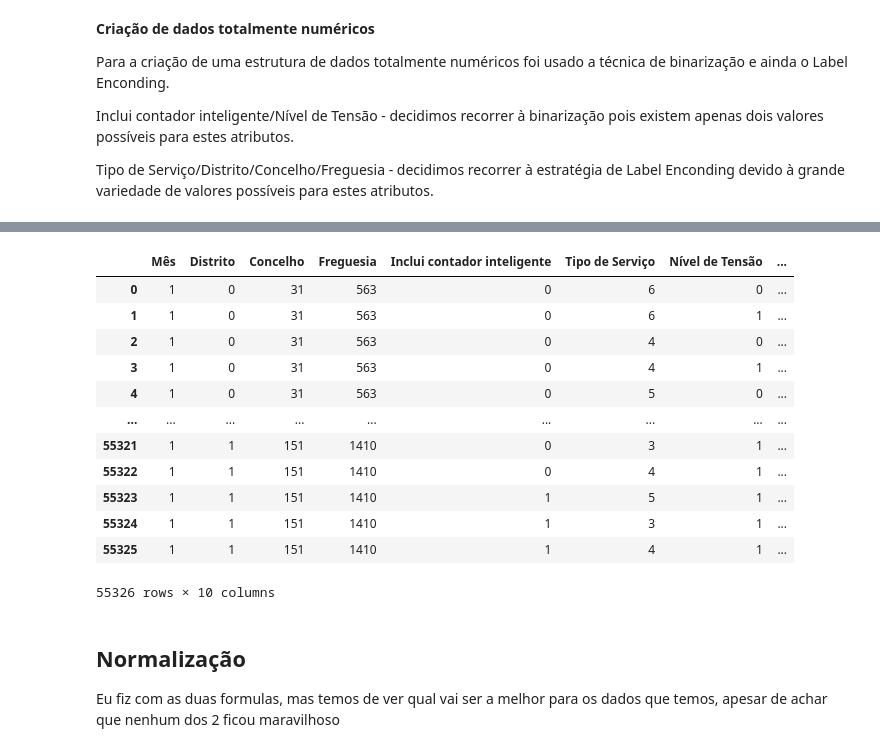
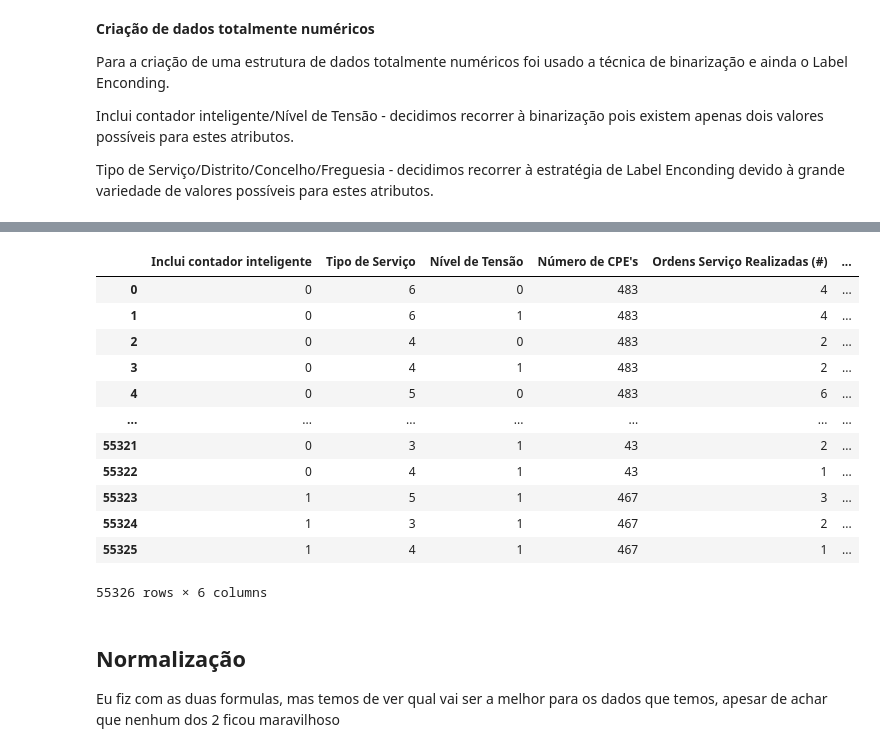
Before and after one commit to RafaelGesero/DECDProject, a Jupyter notebook: ProjetoDECD_Grupo20.ipynb, the cells around one changed output, grey strips where cells are left out. Saved outputs shown, nothing was run; the diff lists cells and outputs as text; code cells hidden in the pictures.

```diff
--- a/ProjetoDECD_Grupo20.ipynb
+++ b/ProjetoDECD_Grupo20.ipynb
@@ -245,9 +245,18 @@ Para que seja possível juntar as três tabelas, terá de ser efetuado algum tra
 4. Eliminação das colunas "CodDistrito","CodDistritoConcelho" e "CodDistritoConcelhoFreguesia" das três tabelas.
 # %%
 numeroOrdensServico2.rename(columns={'Mes' : 'Mês'}, inplace=True)
-numeroContratosEnergia2.drop(columns=['data','CodDistrito','CodDistritoConcelho','Ano','Contrato Ativo'], inplace = True)
-numeroOrdensServico2.drop(columns=['data','Ano'], inplace = True)
-consumosMensaisPorConcelho2.drop(columns=['Data','CodDistrito','CodDistritoConcelho','Ano'], inplace = True)
+#numeroContratosEnergia2.drop(columns=['data','CodDistrito','CodDistritoConcelho','Ano','Contrato Ativo'], inplace = True)
+#numeroOrdensServico2.drop(columns=['data','Ano'], inplace = True)
+#consumosMensaisPorConcelho2.drop(columns=['Data','CodDistrito','CodDistritoConcelho','Ano'], inplace = True)
+
+
+
+consumosMensaisPorConcelho2.rename(columns={'Data': 'data'}, inplace = True)
+numeroContratosEnergia2.drop(columns=['Mês','CodDistrito','CodDistritoConcelho','Ano','Contrato Ativo'], inplace = True)
+numeroOrdensServico2.drop(columns=['Mês','Ano'], inplace = True)
+consumosMensaisPorConcelho2.drop(columns=['Mês','CodDistrito','CodDistritoConcelho','Ano'], inplace = True)
+
+
 
 numeroContratosEnergia2.info()
 numeroOrdensServico2.info()
@@ -373,21 +400,33 @@ plt.gca().spines[['top', 'right']].set_visible(False)
 Nesta etapa juntamos as três tabelas numa só com o objetivo de facilitar a consulta dos dados e desenvolver modelos que respondam às nossas questões.
 Como critério para juntar as tabelas usamos o "Concelho", o "Mês" e o "CodDistritoConcelhoFreguesia".
 # %%
-merged_aux = pd.merge(numeroContratosEnergia2,numeroOrdensServico2, on=['Mês','CodDistritoConcelhoFreguesia'], how='inner')
-merged_df = pd.merge(merged_aux,consumosMensaisPorConcelho2, on=['CodDistritoConcelhoFreguesia','Mês'], how='inner')
+#merged_aux = pd.merge(numeroContratosEnergia2,numeroOrdensServico2, on=['Mês','CodDistritoConcelhoFreguesia'], how='inner')
+#merged_df = pd.merge(merged_aux,consumosMensaisPorConcelho2, on=['CodDistritoConcelhoFreguesia','Mês'], how='inner')
+
+merged_aux = pd.merge(numeroContratosEnergia2,numeroOrdensServico2, on=['data','CodDistritoConcelhoFreguesia'], how='inner')
+merged_df = pd.merge(merged_aux,consumosMensaisPorConcelho2, on=['CodDistritoConcelhoFreguesia','data'], how='inner')
+
 merged_df.drop_duplicates() #Eliminamos possíveis dados duplicados
 merged_df.dropna(inplace=True) #Elimamos possíveis dados nulos
 
 merged_df['Concelho'] = merged_df['Concelho'].astype('category')
-merged_df['Mês'] = merged_df['Mês'].astype('category')
 merged_df['Distrito'] = merged_df['Distrito'].astype('category')
 merged_df['Freguesia'] = merged_df['Freguesia'].astype('category')
+
+#merged_df['Mês'] = merged_df['Mês'].astype('category')
+merged_df['data'] = merged_df['data'].astype('category')
+
+
+
 
 merged_df.drop(columns=['Distrito_y', 'Concelho_y','Freguesia_y','Distrito_x', 'Concelho_x','Freguesia_x','CodDistritoConcelhoFreguesia'], inplace = True)
 
 
 
-nova_ordem = ['Mês', 'Distrito','Concelho','Freguesia', 'Inclui contador inteligente', 'Tipo de Serviço','Nível de Tensão', "Número de CPE's",'Ordens Serviço Realizadas (#)', 'Energia Ativa (kWh)']
+#nova_ordem = ['Mês', 'Distrito','Concelho','Freguesia', 'Inclui contador inteligente', 'Tipo de Serviço','Nível de Tensão', "Número de CPE's",'Ordens Serviço Realizadas (#)', 'Energia Ativa (kWh)']
+
+nova_ordem = ['data', 'Distrito','Concelho','Freguesia', 'Inclui contador inteligente', 'Tipo de Serviço','Nível de Tensão', "Número de CPE's",'Ordens Serviço Realizadas (#)', 'Energia Ativa (kWh)']
+
 
 merged_df = merged_df.reindex(columns=nova_ordem)
 
@@ -465,7 +537,7 @@ Inclui contador inteligente/Nível de Tensão - decidimos recorrer à binarizaç
 Tipo de Serviço/Distrito/Concelho/Freguesia - decidimos recorrer à estratégia de Label Enconding devido à grande variedade de valores possíveis para estes atributos.
 # %%
 from sklearn.preprocessing import LabelEncoder
-
+from sklearn.decomposition import PCA
 numeric_df= merged_df.copy()
 
 bin_values, index = pd.factorize(numeric_df['Inclui contador inteligente'])
@@ -483,7 +555,13 @@ numeric_df['Tipo de Serviço'] = label_encoder.fit_transform(numeric_df['Tipo de
 numeric_df['Distrito'] = label_encoder.fit_transform(numeric_df['Distrito'])
 numeric_df['Freguesia'] = label_encoder.fit_transform(numeric_df['Freguesia'])
 numeric_df['Concelho'] = label_encoder.fit_transform(numeric_df['Concelho'])
-numeric_df['Mês'] = numeric_df['Mês'].astype('int64')
+#numeric_df['Mês'] = numeric_df['Mês'].astype('int64')
+
+#numeric_df['data'] = numeric_df['data'].astype('int64')
+
+numeric_df.drop(columns = ['data', 'Distrito', 'Freguesia','Concelho'], inplace = True)
+
+#numeric_df.drop(columns = ['data'], inplace = True)
 
 
 
@@ -511,16 +585,16 @@ memory usage: 4.2 MB
-|  | Mês | Distrito | Concelho | Freguesia | Inclui contador inteligente | Tipo de Serviço | Nível de Tensão | ... |
-| 0 | 1 | 0 | 31 | 563 | 0 | 6 | 0 | ... |
-| 1 | 1 | 0 | 31 | 563 | 0 | 6 | 1 | ... |
-| 2 | 1 | 0 | 31 | 563 | 0 | 4 | 0 | ... |
-| 3 | 1 | 0 | 31 | 563 | 0 | 4 | 1 | ... |
-| 4 | 1 | 0 | 31 | 563 | 0 | 5 | 0 | ... |
-| ... | ... | ... | ... | ... | ... | ... | ... | ... |
-| 55321 | 1 | 1 | 151 | 1410 | 0 | 3 | 1 | ... |
-| 55322 | 1 | 1 | 151 | 1410 | 0 | 4 | 1 | ... |
-| 55323 | 1 | 1 | 151 | 1410 | 1 | 5 | 1 | ... |
-| 55324 | 1 | 1 | 151 | 1410 | 1 | 3 | 1 | ... |
-| 55325 | 1 | 1 | 151 | 1410 | 1 | 4 | 1 | ... |
+|  | Inclui contador inteligente | Tipo de Serviço | Nível de Tensão | Número de CPE's | Ordens Serviço Realizadas (#) | ... |
+| 0 | 0 | 6 | 0 | 483 | 4 | ... |
+| 1 | 0 | 6 | 1 | 483 | 4 | ... |
+| 2 | 0 | 4 | 0 | 483 | 2 | ... |
+| 3 | 0 | 4 | 1 | 483 | 2 | ... |
+| 4 | 0 | 5 | 0 | 483 | 6 | ... |
+| ... | ... | ... | ... | ... | ... | ... |
+| 55321 | 0 | 3 | 1 | 43 | 2 | ... |
+| 55322 | 0 | 4 | 1 | 43 | 1 | ... |
+| 55323 | 1 | 5 | 1 | 467 | 3 | ... |
+| 55324 | 1 | 3 | 1 | 467 | 2 | ... |
+| 55325 | 1 | 4 | 1 | 467 | 1 | ... |
-55326 rows × 10 columns
+55326 rows × 6 columns
 # %% [markdown]
 ## **Normalização**
 Eu fiz com as duas formulas, mas temos de ver qual vai ser a melhor para os dados que temos, apesar de achar que nenhum dos 2 ficou maravilhoso
```
Also changed, not shown: parts of 20 cells of this notebook.
